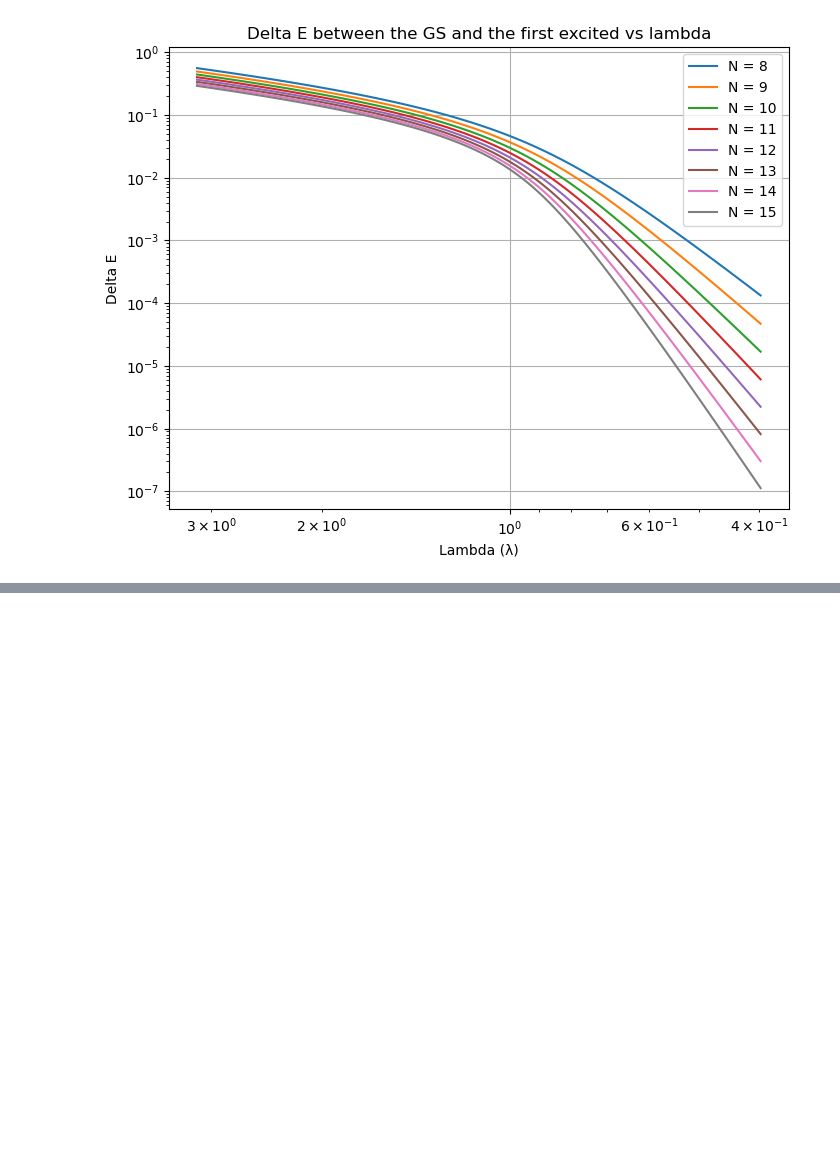
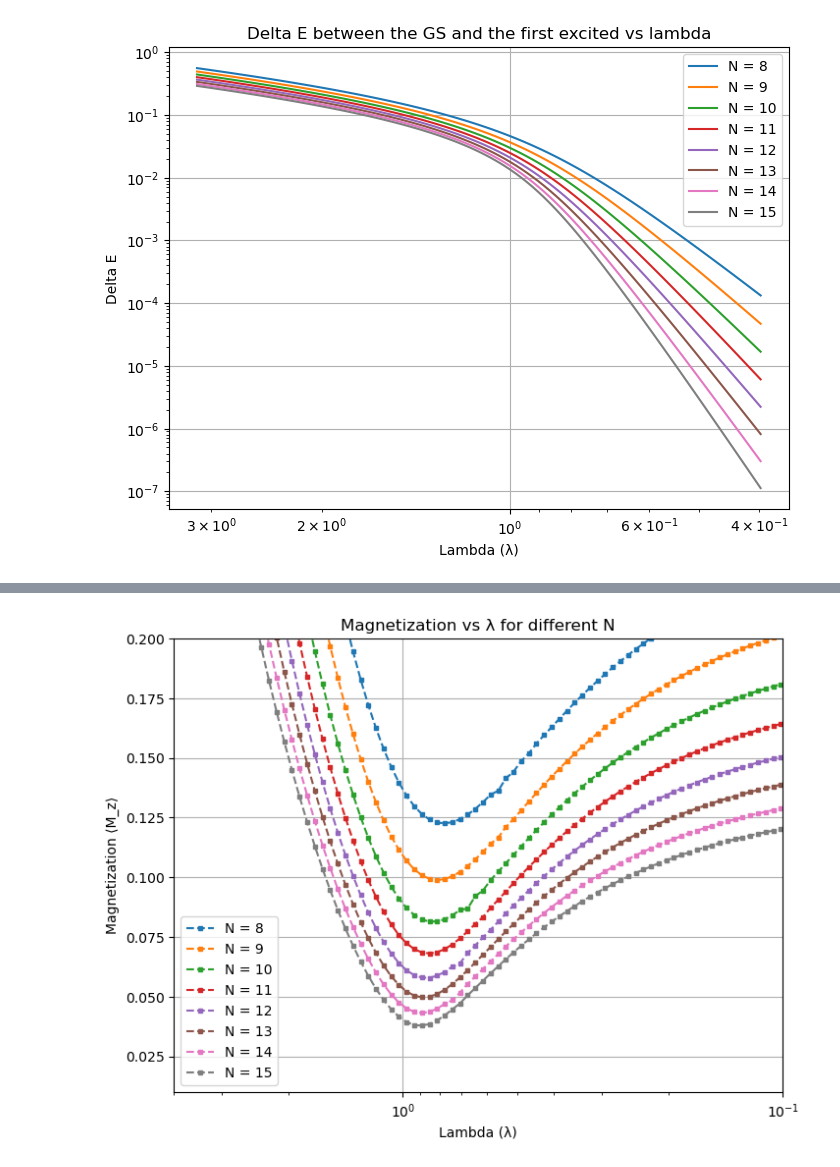
Before and after one commit to sdracia/QIC, a Jupyter notebook: 07_Assignement/DeltaE.ipynb, the cells around one changed output, grey strips where cells are left out. Cells and saved outputs as stored; diff of their text form; code cells hidden in the pictures; blank space fills up the shorter version.

```diff
--- a/07_Assignement/DeltaE.ipynb
+++ b/07_Assignement/DeltaE.ipynb
@@ -6,35 +6,17 @@ from scipy.sparse.linalg import eigsh
 
 import sparse as sp
 # %%
-def compute_DeltaE(N, l_vals):
-
-    DeltasE = []
-
-    for l in l_vals:
-        H = sp.ising_hamiltonian(N, l)
-
-        # Compute ground state
-        eigval, eigvec = eigsh(H, k=2, which='SA')
-
-        first_eigval = eigval[0]
-        second_eigval = eigval[1]
-
-        delta = np.abs(first_eigval/N - second_eigval/N)
-
-        DeltasE.append(delta)
-
-    return DeltasE
-
-
 N_vals = [8,9,10,11,12,13,14,15]
 # l_vals = np.linspace(0, 20, 100)
 l_vals = np.logspace(0.5, -0.4, 100)
+
+# l_vals = np.logspace(2, -2, 20)
 
 
 DeltasE = []
 
 for N in N_vals:
-    DeltaE = compute_DeltaE(N, l_vals)
+    DeltaE = sp.compute_DeltaE(N, l_vals)
     DeltasE.append(DeltaE)
 # %%
 plt.figure(figsize=(8, 6))
@@ -60,0 +99,18 @@ plt.show()
+# %%
+plt.figure(figsize=(8, 6))
+
+for i, delt in enumerate(DeltasE):
+    plt.plot(l_vals, delt, "s--", markersize = 3, label=f'N = {i+8}')
+
+plt.xlim(0.1,4)
+plt.ylim(0.01, 0.2)
+plt.gca().invert_xaxis()
+plt.xscale('log')  # Scala logaritmica sull'asse x
+plt.xlabel('Lambda (λ)')
+plt.ylabel('Magnetization ⟨M_z⟩')
+plt.title('Magnetization vs λ for different N')
+plt.legend()
+plt.grid(True)
+plt.show()
+# %% [output]
+[figure, added]
```
Also changed, not shown: parts of 3 cells of this notebook, 4 other files.
